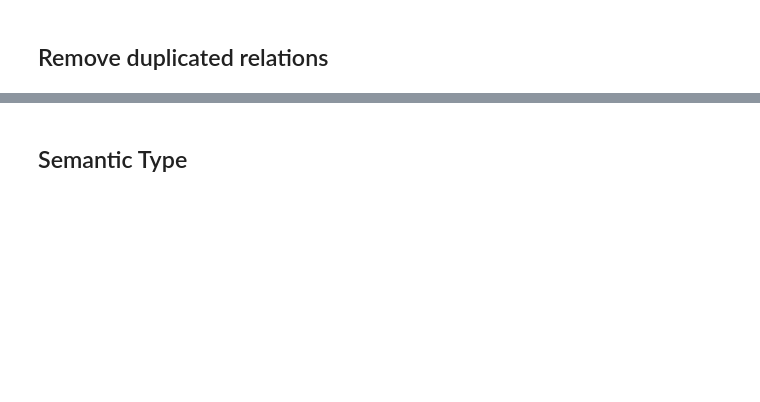
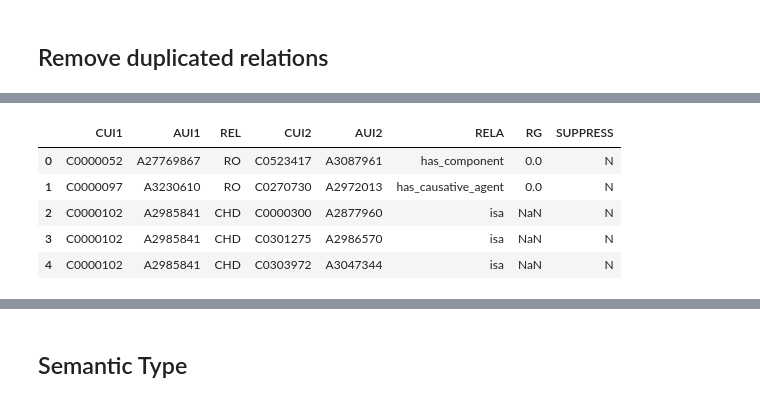
Before and after one commit to wtgme/snomed, a Jupyter notebook: umls.ipynb, the cells around one changed output, grey strips where cells are left out. Saved outputs shown, nothing was run; the diff lists cells and outputs as text; code cells hidden in the pictures; blank space fills up the shorter version.

```diff
--- a/umls.ipynb
+++ b/umls.ipynb
@@ -140,0 +156,9 @@ rel.shape
+# %%
+rel.head()
+# %% [output]
+|  | CUI1 | AUI1 | REL | CUI2 | AUI2 | RELA | RG | SUPPRESS |
+| 0 | C0000052 | A27769867 | RO | C0523417 | A3087961 | has_component | 0.0 | N |
+| 1 | C0000097 | A3230610 | RO | C0270730 | A2972013 | has_causative_agent | 0.0 | N |
+| 2 | C0000102 | A2985841 | CHD | C0000300 | A2877960 | isa | NaN | N |
+| 3 | C0000102 | A2985841 | CHD | C0301275 | A2986570 | isa | NaN | N |
+| 4 | C0000102 | A2985841 | CHD | C0303972 | A3047344 | isa | NaN | N |
```
Also changed, not shown: parts of 16 cells of this notebook, 2 other files.
